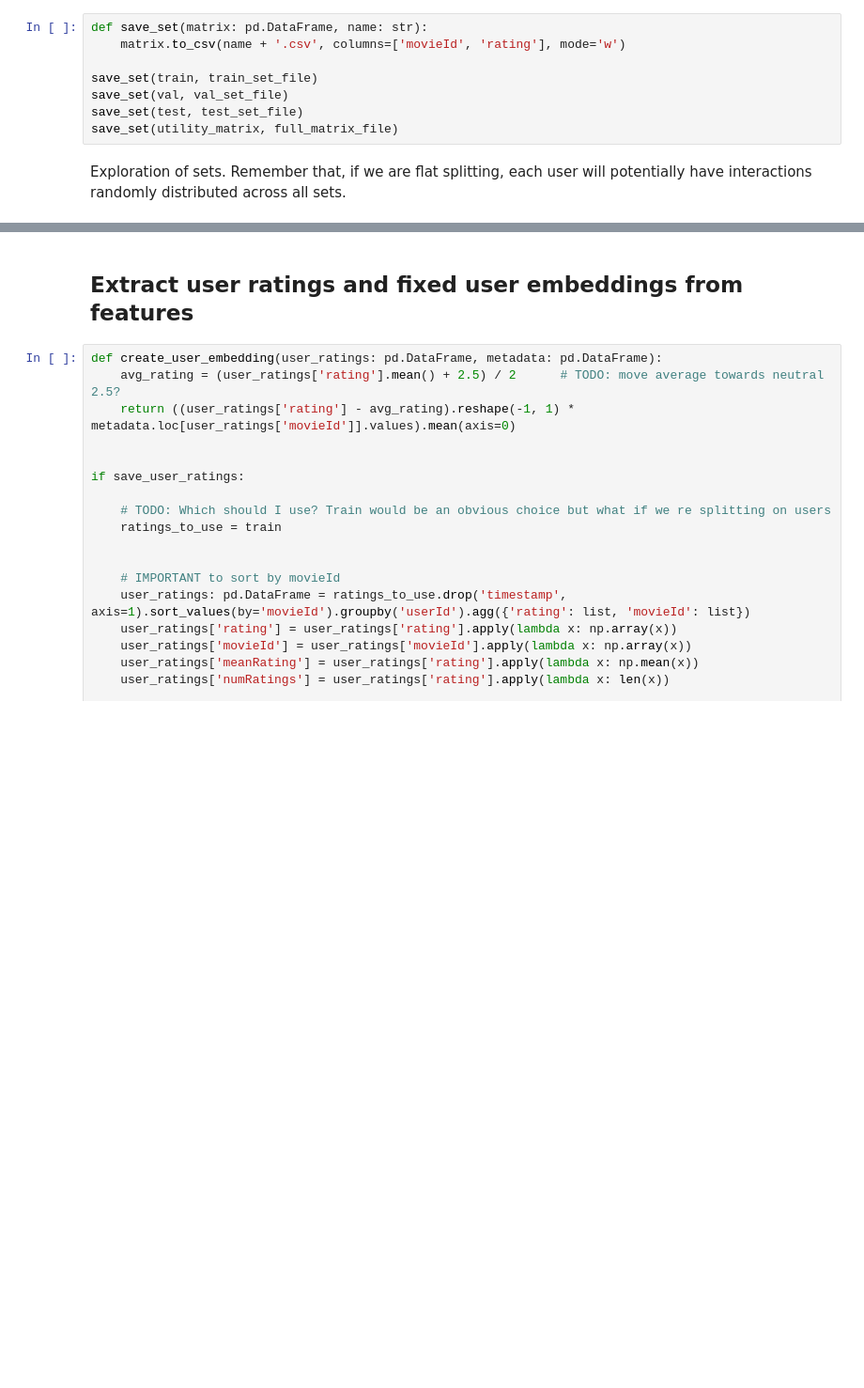
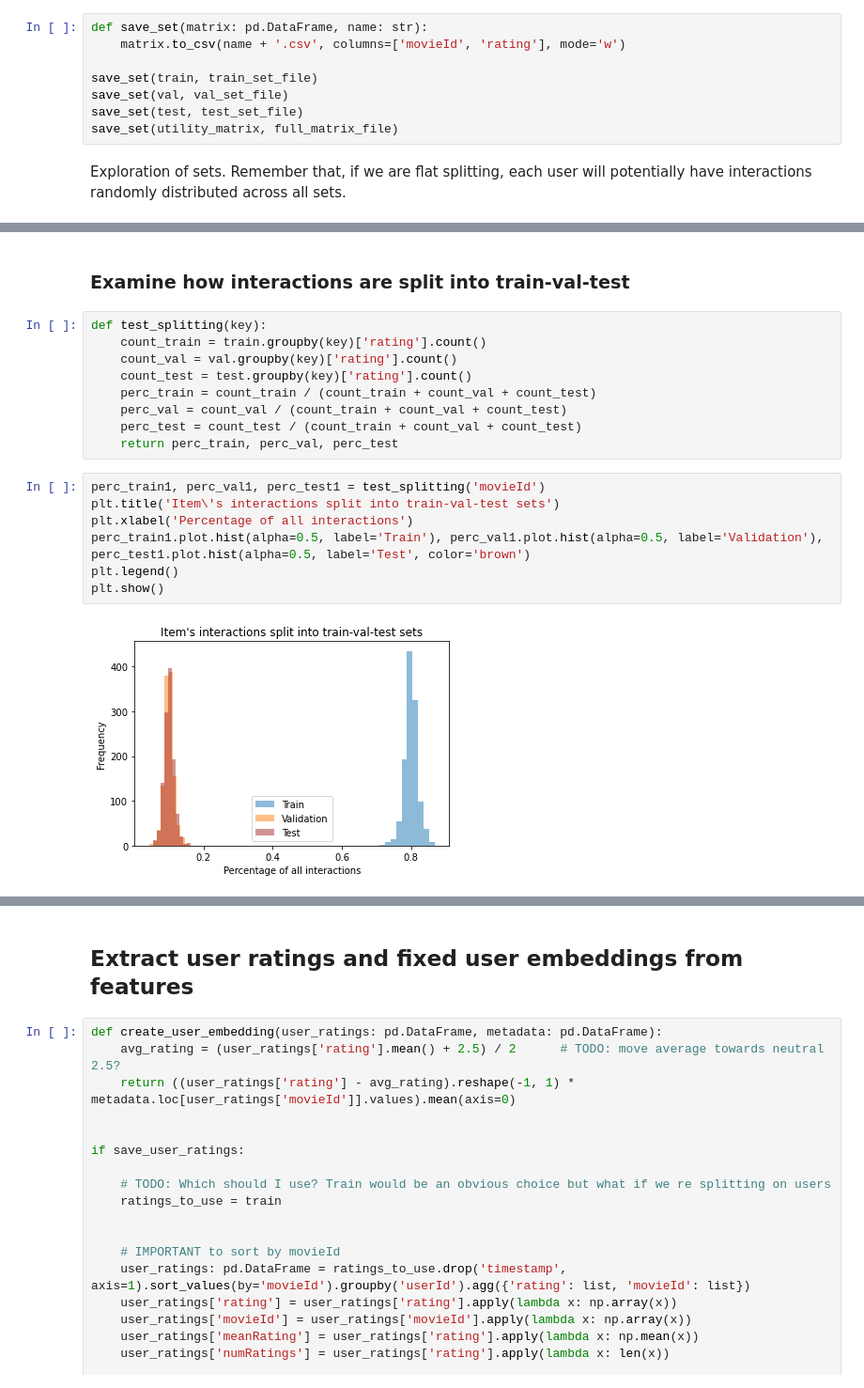
Before and after one commit to michaelbzms/DeepRecommendation, a Jupyter notebook: src/create_dataset.ipynb, the cells around one changed output, grey strips where cells are left out. Shown at 94% size. Saved outputs shown, nothing was run; the diff lists cells and outputs as text; blank space fills up the shorter version.

```diff
--- a/src/create_dataset.ipynb
+++ b/src/create_dataset.ipynb
@@ -682,0 +685,20 @@ Sparcity ratio: 2.5209% of utility matrix is known (non-blank).
+# %% [markdown]
+### Examine how interactions are split into train-val-test
+# %%
+def test_splitting(key):
+    count_train = train.groupby(key)['rating'].count()
+    count_val = val.groupby(key)['rating'].count()
+    count_test = test.groupby(key)['rating'].count()
+    perc_train = count_train / (count_train + count_val + count_test)
+    perc_val = count_val / (count_train + count_val + count_test)
+    perc_test = count_test / (count_train + count_val + count_test)
+    return perc_train, perc_val, perc_test
+# %%
+perc_train1, perc_val1, perc_test1 = test_splitting('movieId')
+plt.title('Item\'s interactions split into train-val-test sets')
+plt.xlabel('Percentage of all interactions')
+perc_train1.plot.hist(alpha=0.5, label='Train'), perc_val1.plot.hist(alpha=0.5, label='Validation'), perc_test1.plot.hist(alpha=0.5, label='Test', color='brown')
+plt.legend()
+plt.show()
+# %% [output]
+[figure, added]
```
Also changed, not shown: parts of 10 cells of this notebook, 1 other file.
